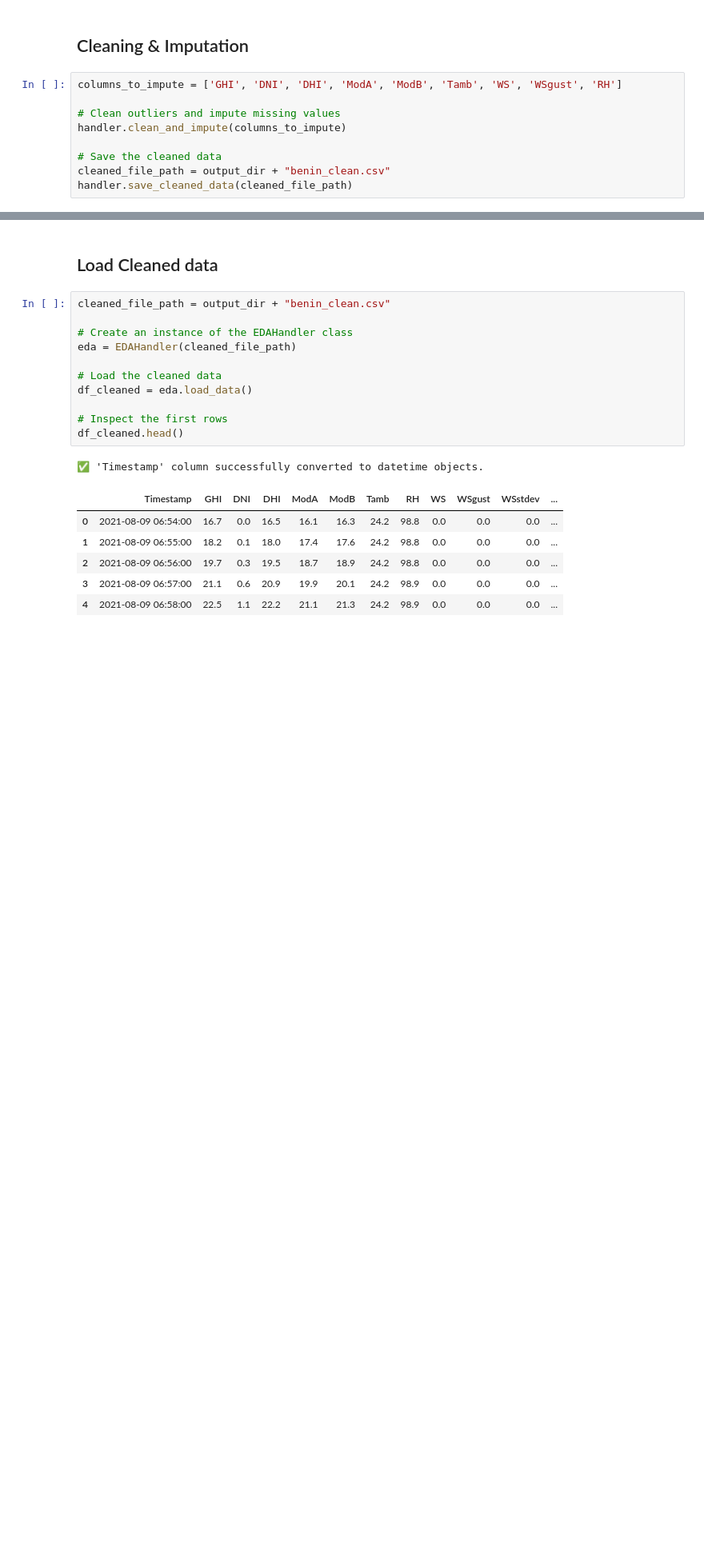
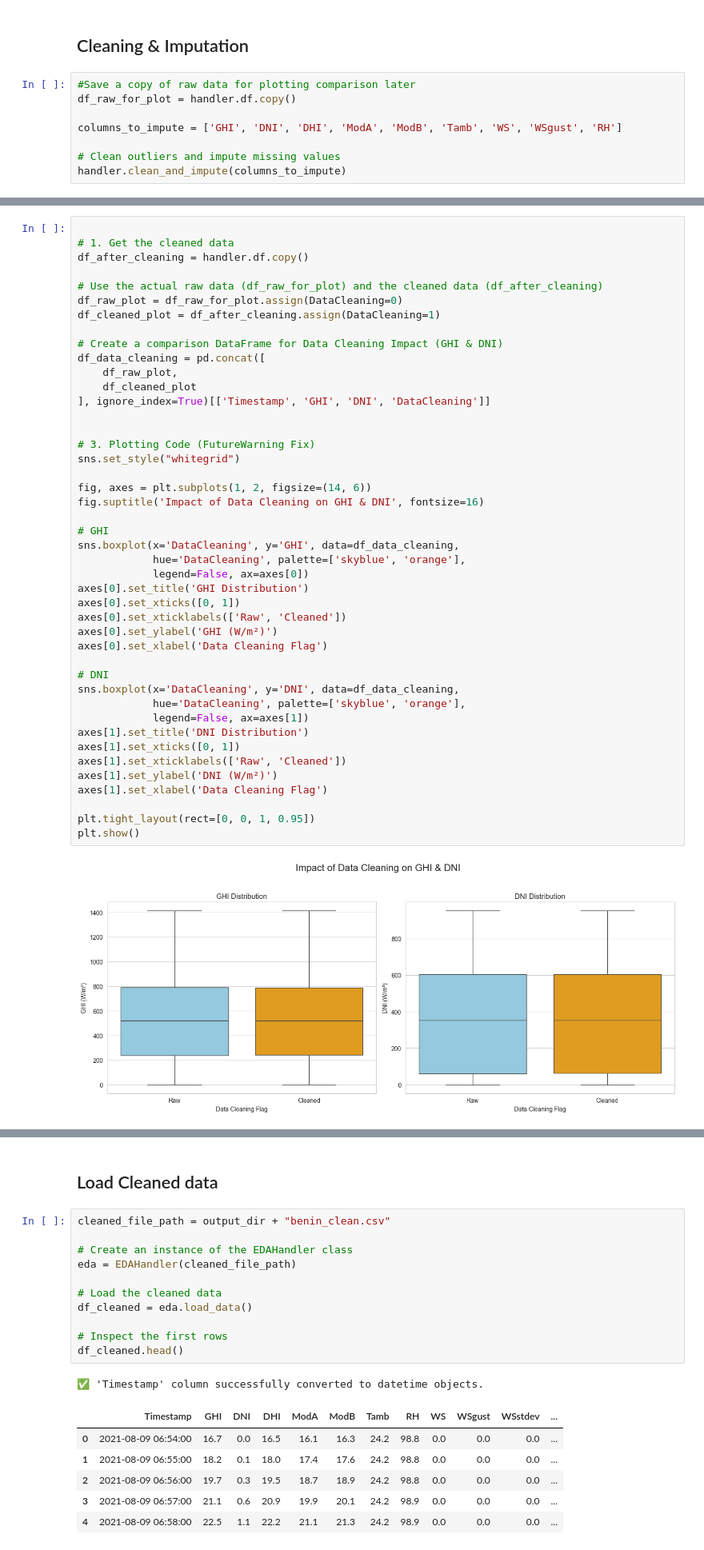
Before and after one commit to AdeyAmare/solar-challenge-week0, a Jupyter notebook: src/notebooks/benin_eda.ipynb, the cells around one changed output, grey strips where cells are left out. Shown at 80% size. Cells and saved outputs as stored; diff of their text form; blank space fills up the shorter version.

```diff
--- a/src/notebooks/benin_eda.ipynb
+++ b/src/notebooks/benin_eda.ipynb
@@ -159,14 +161,13 @@ Count of rows with outlier values -  959
 # %% [markdown]
 ## Cleaning & Imputation
 # %%
+#Save a copy of raw data for plotting comparison later
+df_raw_for_plot = handler.df.copy()
+
 columns_to_impute = ['GHI', 'DNI', 'DHI', 'ModA', 'ModB', 'Tamb', 'WS', 'WSgust', 'RH']
 
 # Clean outliers and impute missing values
 handler.clean_and_impute(columns_to_impute)
-
-# Save the cleaned data
-cleaned_file_path = output_dir + "benin_clean.csv"
-handler.save_cleaned_data(cleaned_file_path)
 # %% [output]
 🔹 Replacing outliers with median for the following columns:
    ['GHI', 'DNI', 'DHI', 'ModA', 'ModB', 'Tamb', 'WS', 'WSgust', 'RH']
@@ -176,0 +191,46 @@ handler.save_cleaned_data(cleaned_file_path)
+# %%
+
+# 1. Get the cleaned data
+df_after_cleaning = handler.df.copy()
+
+# Use the actual raw data (df_raw_for_plot) and the cleaned data (df_after_cleaning)
+df_raw_plot = df_raw_for_plot.assign(DataCleaning=0)
+df_cleaned_plot = df_after_cleaning.assign(DataCleaning=1)
+
+# Create a comparison DataFrame for Data Cleaning Impact (GHI & DNI)
+df_data_cleaning = pd.concat([
+    df_raw_plot,
+    df_cleaned_plot
+], ignore_index=True)[['Timestamp', 'GHI', 'DNI', 'DataCleaning']]
+
+
+# 3. Plotting Code (FutureWarning Fix)
+sns.set_style("whitegrid")
+
+fig, axes = plt.subplots(1, 2, figsize=(14, 6))
+fig.suptitle('Impact of Data Cleaning on GHI & DNI', fontsize=16)
+
+# GHI
+sns.boxplot(x='DataCleaning', y='GHI', data=df_data_cleaning,
+            hue='DataCleaning', palette=['skyblue', 'orange'],
+            legend=False, ax=axes[0])
+axes[0].set_title('GHI Distribution')
+axes[0].set_xticks([0, 1])
+axes[0].set_xticklabels(['Raw', 'Cleaned'])
+axes[0].set_ylabel('GHI (W/m²)')
+axes[0].set_xlabel('Data Cleaning Flag')
+
+# DNI
+sns.boxplot(x='DataCleaning', y='DNI', data=df_data_cleaning,
+            hue='DataCleaning', palette=['skyblue', 'orange'],
+            legend=False, ax=axes[1])
+axes[1].set_title('DNI Distribution')
+axes[1].set_xticks([0, 1])
+axes[1].set_xticklabels(['Raw', 'Cleaned'])
+axes[1].set_ylabel('DNI (W/m²)')
+axes[1].set_xlabel('Data Cleaning Flag')
+
+plt.tight_layout(rect=[0, 0, 1, 0.95])
+plt.show()
+# %% [output]
+[figure, added]
```
Also changed, not shown: parts of 7 cells of this notebook, 4 other files.
